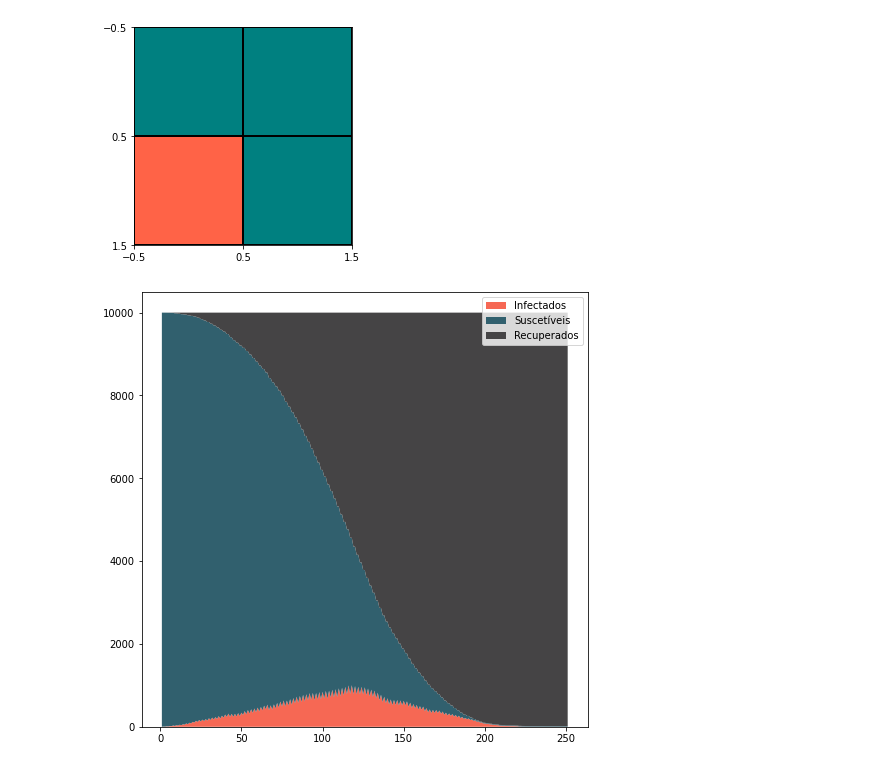
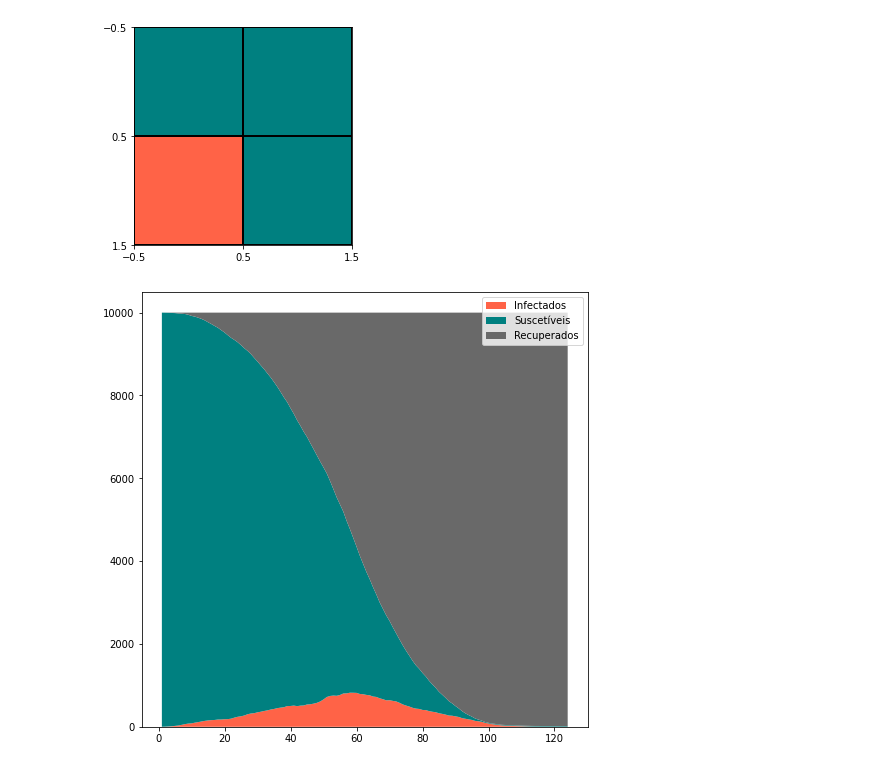
Before and after one commit to AlantheBenign/Fisica-Computacional-Informacao-e-Complexidade, a Jupyter notebook: Aula 8 - Propagação de doenças/Modelo SIR.ipynb, the cells around one changed output. Drawn from its saved outputs; the diff is of its cells as text; code cells hidden in the pictures.

```diff
--- a/Aula 8 - Propagação de doenças/Modelo SIR.ipynb
+++ b/Aula 8 - Propagação de doenças/Modelo SIR.ipynb
@@ -114,37 +114,37 @@ while a:
                 inf += 1
             else:
                 rec += 1
 
-    suscetiveis = np.append(suscetiveis,sus)
-    infectados = np.append(infectados,inf)
-    recuperados = np.append(recuperados,rec)
+    #suscetiveis = np.append(suscetiveis,sus)
+    #infectados = np.append(infectados,inf)
+    #recuperados = np.append(recuperados,rec)
 
     #Passo temporal no qual verificamos recuperações
     populacao = evolui_recuperacao(populacao,p_r)
 
     #Condição de parada, se ainda houver alguém doente, a simulação continua
     a = False
     sus = 0
     inf = 0
     rec = 0
     for i in range(N):
         for j in range(N):
             if populacao[i][j] == 0:
                 sus += 1
             elif populacao[i][j] == 1:
                 inf += 1
                 a = True
             else:
                 rec += 1
     suscetiveis = np.append(suscetiveis,sus)
     infectados = np.append(infectados,inf)
     recuperados = np.append(recuperados,rec)
 
 plt.figure(figsize=(8,8))
-plt.stackplot(np.linspace(1,len(suscetiveis),len(suscetiveis),endpoint=True),[infectados,suscetiveis,recuperados],labels=["Infectados","Suscetíveis","Recuperados"],colors=["f66854","31606e","454445"])
+plt.stackplot(np.linspace(1,len(suscetiveis),len(suscetiveis),endpoint=True),[infectados,suscetiveis,recuperados],labels=["Infectados","Suscetíveis","Recuperados"],colors=["tomato","teal","dimgrey"])
 plt.legend()
 plt.show()
 # %% [output]
-[figure, old version]
+[figure, new version]
 # %%
 #Sistema
```
Also changed, not shown: parts of 6 cells of this notebook, 1 other file.
